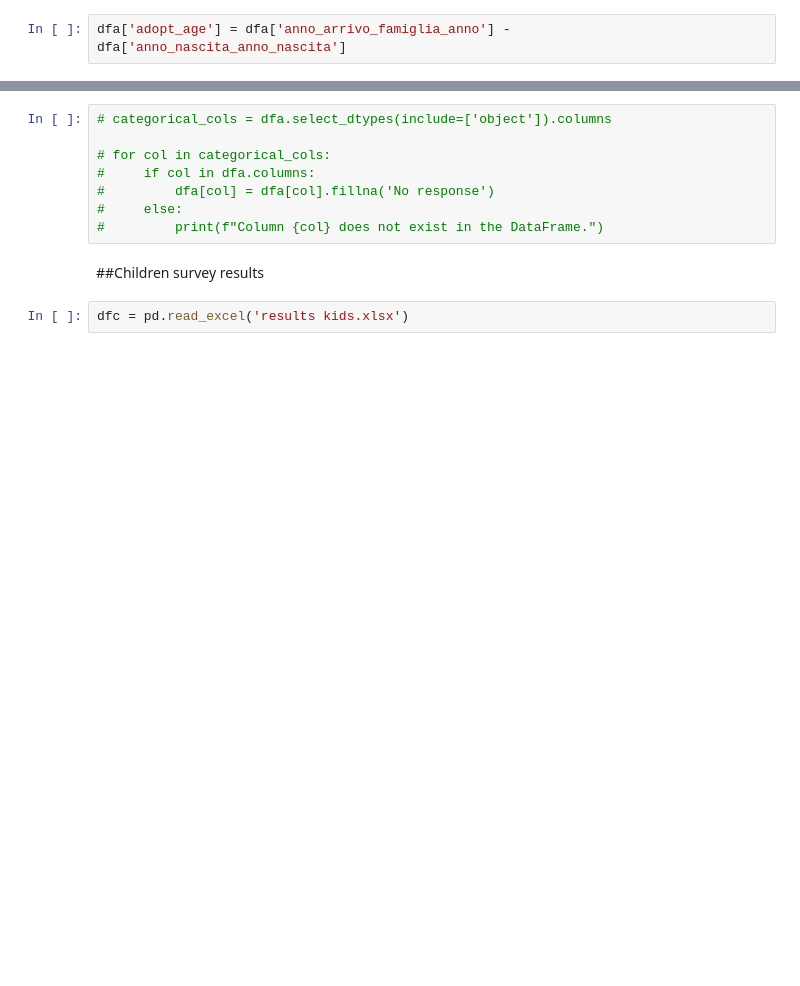
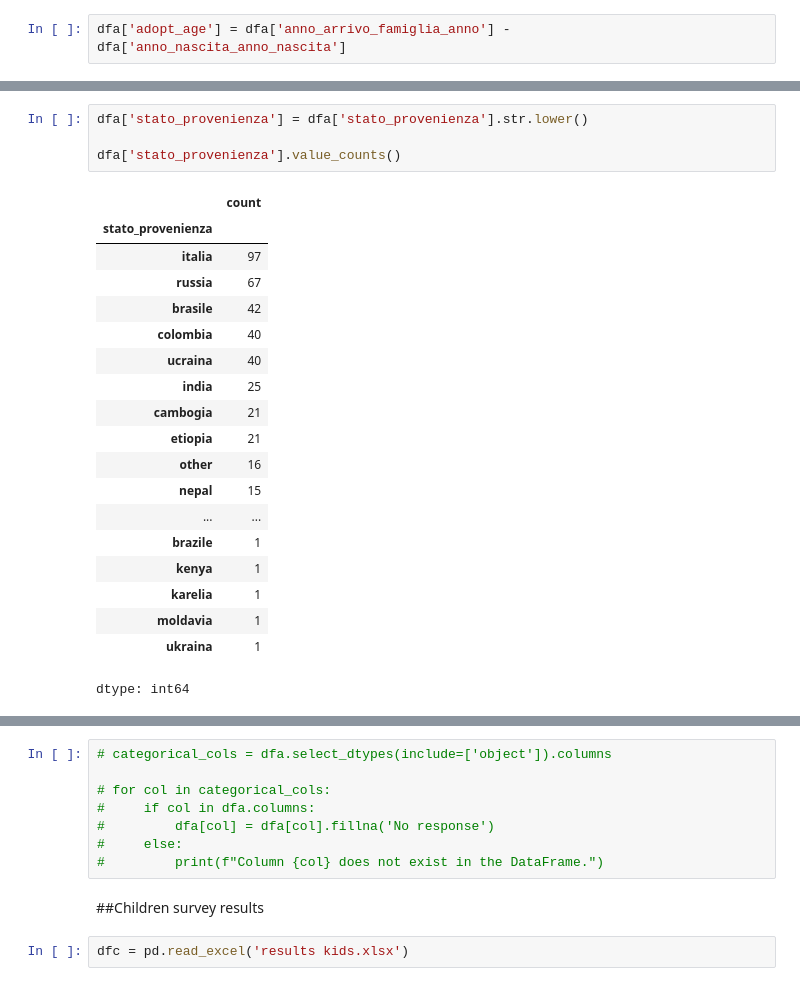
Before and after one commit to arina19-2000/unimi, a Jupyter notebook: tesi/tesi.ipynb, the cells around one changed output, grey strips where cells are left out. Saved outputs shown, nothing was run; the diff lists cells and outputs as text; blank space fills up the shorter version.

```diff
--- a/tesi/tesi.ipynb
+++ b/tesi/tesi.ipynb
@@ -173,0 +254,24 @@ Index(['genere', 'adozione', 'stato_provenienza',
+# %%
+dfa['stato_provenienza'] = dfa['stato_provenienza'].str.lower()
+
+dfa['stato_provenienza'].value_counts()
+# %% [output]
+|  | count |
+| stato_provenienza |  |
+| italia | 97 |
+| russia | 67 |
+| brasile | 42 |
+| colombia | 40 |
+| ucraina | 40 |
+| india | 25 |
+| cambogia | 21 |
+| etiopia | 21 |
+| other | 16 |
+| nepal | 15 |
+| ... | ... |
+| brazile | 1 |
+| kenya | 1 |
+| karelia | 1 |
+| moldavia | 1 |
+| ukraina | 1 |
+dtype: int64
```
Also changed, not shown: parts of 26 cells of this notebook.
